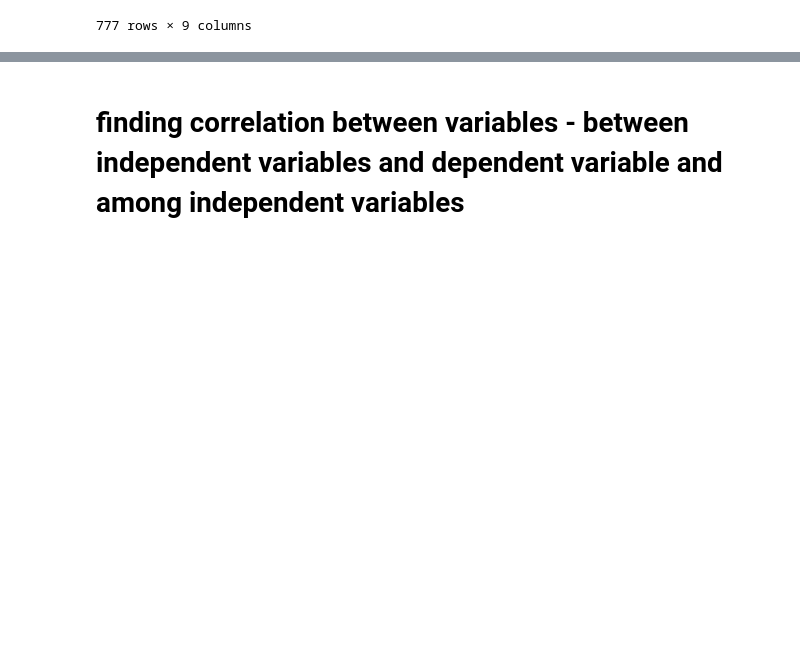
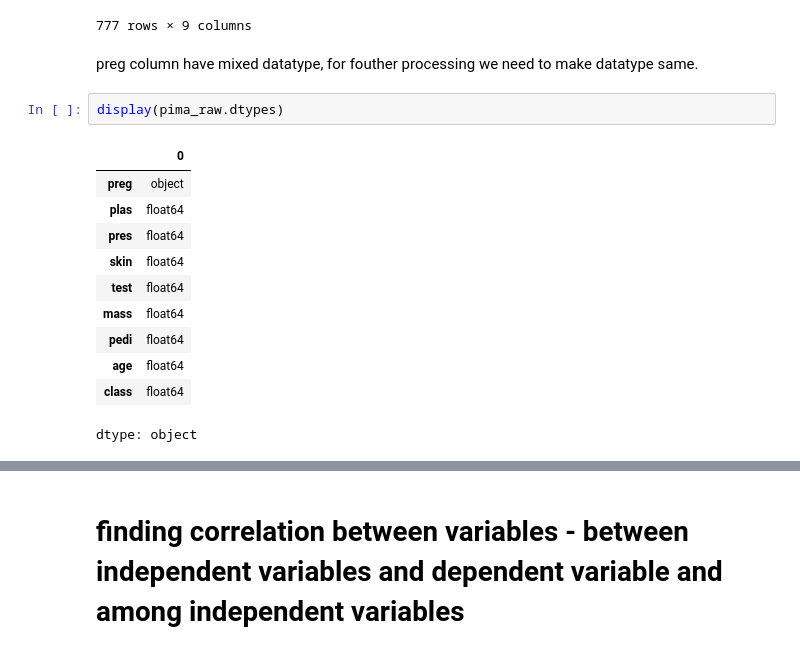
Before and after one commit to YashNigam65/gitfolder, a Jupyter notebook: notebook/Other/pima_indians_data_analysis_by_correlation_method.ipynb, the cells around one changed output, grey strips where cells are left out. Saved outputs shown, nothing was run; the diff lists cells and outputs as text; blank space fills up the shorter version.

```diff
--- a/notebook/Other/pima_indians_data_analysis_by_correlation_method.ipynb
+++ b/notebook/Other/pima_indians_data_analysis_by_correlation_method.ipynb
@@ -38,6 +43,22 @@ pima_raw
 | 775 | 1 | 126.0 | 60.0 | 0.0 | 0.0 | 30.1 | 0.349 | 47.0 | 1.0 |
 | 776 | 1 | 93.0 | 70.0 | 31.0 | 0.0 | 30.4 | 0.315 | 23.0 | 0.0 |
 777 rows × 9 columns
+# %% [markdown]
+preg column have mixed datatype, for fouther processing we need to make datatype same.
+# %%
+display(pima_raw.dtypes)
+# %% [output]
+|  | 0 |
+| preg | object |
+| plas | float64 |
+| pres | float64 |
+| skin | float64 |
+| test | float64 |
+| mass | float64 |
+| pedi | float64 |
+| age | float64 |
+| class | float64 |
+dtype: object
 # %%
 # Create a temporary DataFrame from pima_raw by removing the initial descriptive rows
 pima_raw_cleaned = pima_raw.iloc[9:].copy()
```
Also changed, not shown: parts of 8 cells of this notebook.
